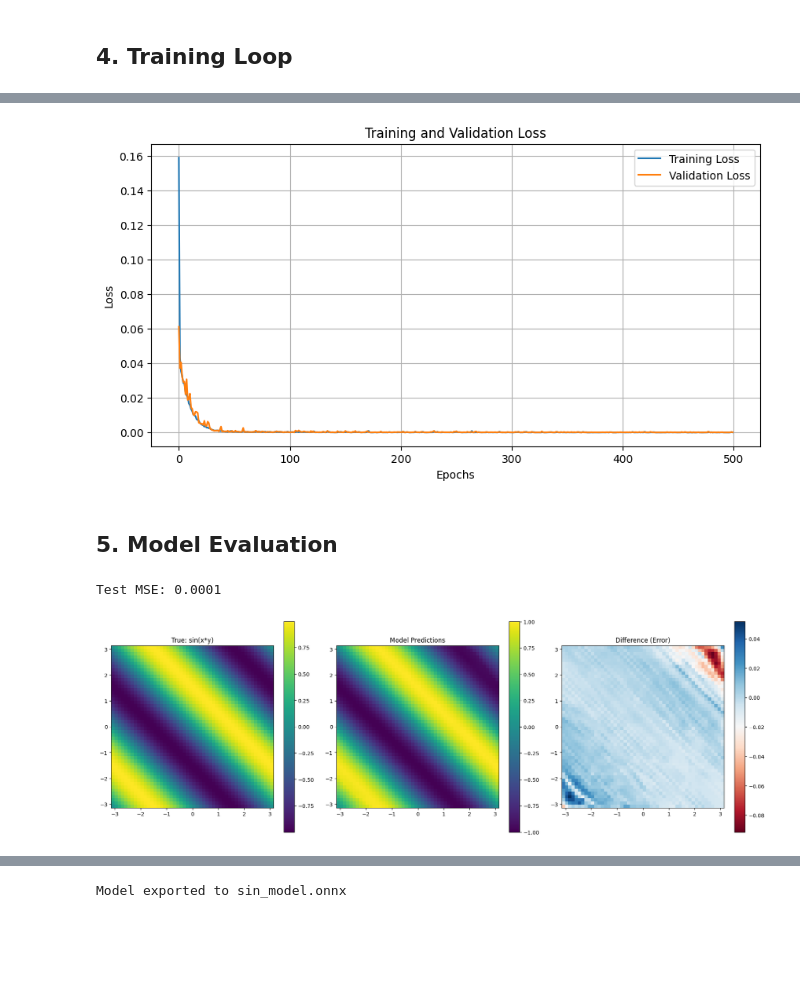
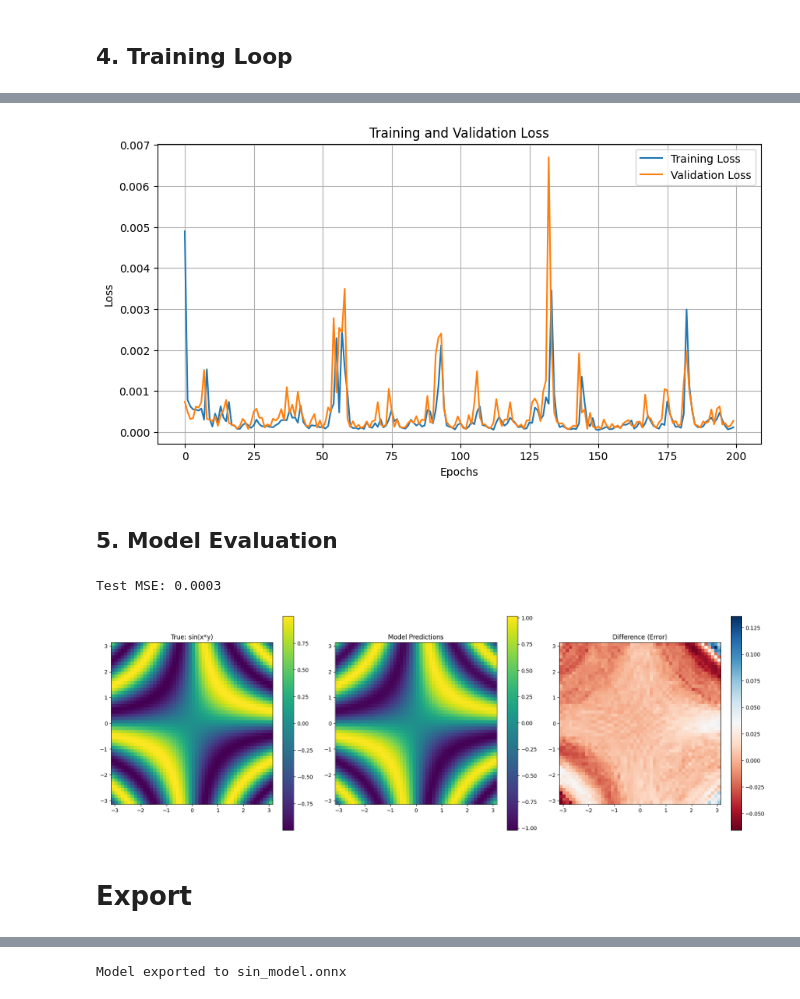
Before and after one commit to NovelMobileRobotsLab/rock, a Jupyter notebook: torch2tflitemicro/sin_model_training.ipynb, the cells around one changed output, grey strips where cells are left out. Saved outputs shown, nothing was run; the diff lists cells and outputs as text; code cells hidden in the pictures; blank space fills up the shorter version.

Commit message:
got [128,128,128] 1.2kHz inference, trained [512,256,128] sin(x*y) model

```diff
--- a/torch2tflitemicro/sin_model_training.ipynb
+++ b/torch2tflitemicro/sin_model_training.ipynb
@@ -25,14 +25,15 @@ Using device: cpu
 
 We'll generate synthetic data for training based on the function sin(x*y).
 # %%
-def generate_data(num_samples=1000, x_range=(-np.pi, np.pi), y_range=(-np.pi, np.pi)):
+data_border = 0.1
+def generate_data(num_samples=1000, x_range=(-np.pi-data_border, np.pi+data_border), y_range=(-np.pi-data_border, np.pi+data_border)):
     """Generate synthetic data for training based on sin(x*y)"""
     # Generate random inputs
     x = np.random.uniform(x_range[0], x_range[1], (num_samples, 1))
     y = np.random.uniform(y_range[0], y_range[1], (num_samples, 1))
 
     # Compute targets: sin(x*y)
-    targets = np.sin(x + y)
+    targets = np.sin(x * y)
 
     # Create input features by stacking x and y
     inputs = np.hstack((x, y))
@@ -43,11 +44,11 @@ def generate_data(num_samples=1000, x_range=(-np.pi, np.pi), y_range=(-np.pi, np
 
     return inputs_tensor, targets_tensor
 # %%
-BATCH_SIZE = 64
+BATCH_SIZE = 256
 
 # Create datasets
-train_inputs, train_targets = generate_data(num_samples=5000)
-val_inputs, val_targets = generate_data(num_samples=1000)
+train_inputs, train_targets = generate_data(num_samples=10000)
+val_inputs, val_targets = generate_data(num_samples=2000)
 
 # Create data loaders
 train_dataset = torch.utils.data.TensorDataset(train_inputs, train_targets)
@@ -68,7 +69,7 @@ We'll define a fully connected neural network with configurable input size, hidd
 # %%
 # Model architecture parameters (adjustable)
 INPUT_SIZE = 2
-HIDDEN_LAYERS = [128, 128]
+HIDDEN_LAYERS = [512, 256, 128]
 OUTPUT_SIZE = 1
 
 class SinModel(nn.Module):
@@ -108,9 +111,12 @@ SinModel(
 # %% [markdown]
 ## 4. Training Loop
 # %%
+import time
+
 # Training parameters
-LEARNING_RATE = 0.001
-EPOCHS = 500 #1000
+# LEARNING_RATE = 0.001
+LEARNING_RATE = 0.0005
+EPOCHS = 200 #1000
 
 criterion = nn.MSELoss()
 optimizer = optim.Adam(model.parameters(), lr=LEARNING_RATE)
@@ -118,6 +124,8 @@ optimizer = optim.Adam(model.parameters(), lr=LEARNING_RATE)
 # Lists to store metrics
 train_losses = []
 val_losses = []
+
+start_time = time.time()
 
 # Training loop
 for epoch in range(EPOCHS):
@@ -157,8 +165,8 @@ for epoch in range(EPOCHS):
     val_losses.append(avg_val_loss)
 
     # Print progress every 100 epochs
-    if (epoch + 1) % 100 == 0:
-        print(f'Epoch [{epoch+1}/{EPOCHS}], Train Loss: {avg_train_loss:.4f}, Val Loss: {avg_val_loss:.4f}')
+    if (epoch + 1) % 50 == 0:
+        print(f'Epoch [{epoch+1}/{EPOCHS}], Train Loss: {avg_train_loss:.4f}, Val Loss: {avg_val_loss:.4f}, Time: {time.time() - start_time:.2f}s')
 
 print("Training complete!")
 # %% [output]
@@ -180,7 +187,7 @@ plt.legend()
 plt.grid(True)
 plt.show()
 # %% [output]
-[figure, old version]
+[figure, new version]
 # %% [markdown]
 ## 5. Model Evaluation
 # %%
@@ -214,33 +221,33 @@ def evaluate_model(model, num_test_points=1000):
 
     # Reshape predictions for plotting
     Z_pred = grid_predictions.reshape(grid_size, grid_size)
 
     # Calculate true values
-    Z_true = np.sin(X + Y)
+    Z_true = np.sin(X * Y)
 
     # Plot predictions vs true values
     fig, axes = plt.subplots(1, 3, figsize=(18, 6))
 
     # True function
     im0 = axes[0].imshow(Z_true, extent=[-np.pi, np.pi, -np.pi, np.pi], origin='lower', cmap='viridis')
     axes[0].set_title('True: sin(x*y)')
     plt.colorbar(im0, ax=axes[0])
 
     # Model predictions
     im1 = axes[1].imshow(Z_pred, extent=[-np.pi, np.pi, -np.pi, np.pi], origin='lower', cmap='viridis')
     axes[1].set_title('Model Predictions')
     plt.colorbar(im1, ax=axes[1])
 
     # Difference (error)
     im2 = axes[2].imshow(Z_true - Z_pred, extent=[-np.pi, np.pi, -np.pi, np.pi], origin='lower', cmap='RdBu')
     axes[2].set_title('Difference (Error)')
     plt.colorbar(im2, ax=axes[2])
 
     plt.tight_layout()
     plt.show()
 
 # Evaluate the trained model
 evaluate_model(model)
 # %% [output]
-Test MSE: 0.0001
+Test MSE: 0.0003
-[figure, old version]
+[figure, new version]
@@ -251 +254,3 @@ torch.save(model, 'torch_model.pth')
+# %% [markdown]
+# Export
 # %%
```
Also changed, not shown: parts of 13 cells of this notebook, 28 other files.
